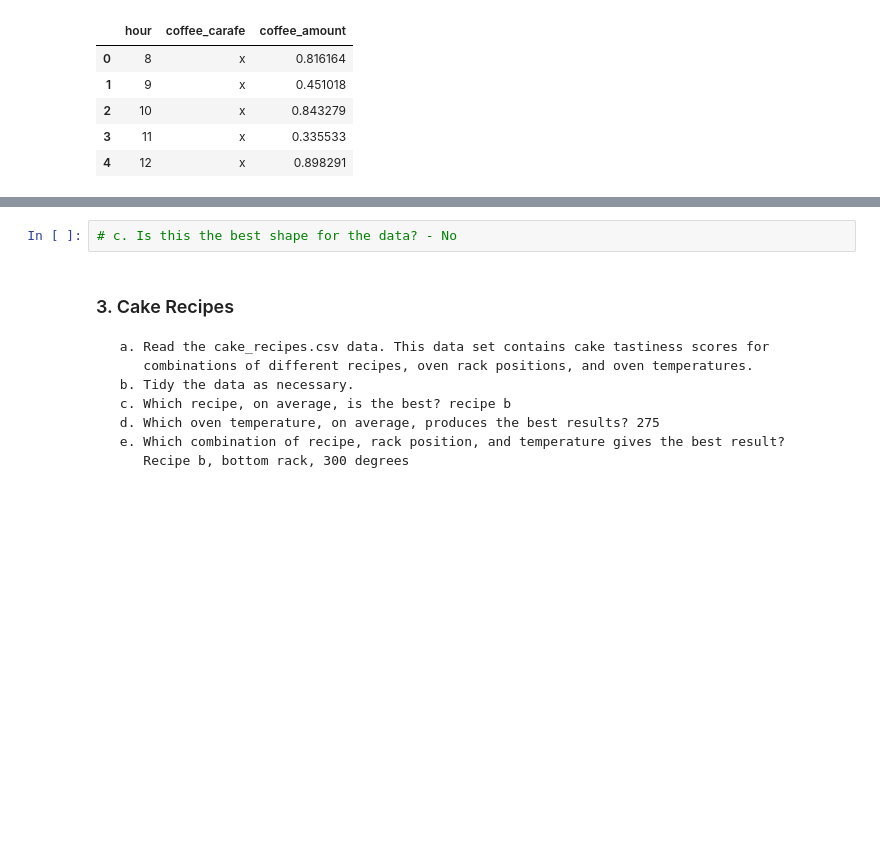
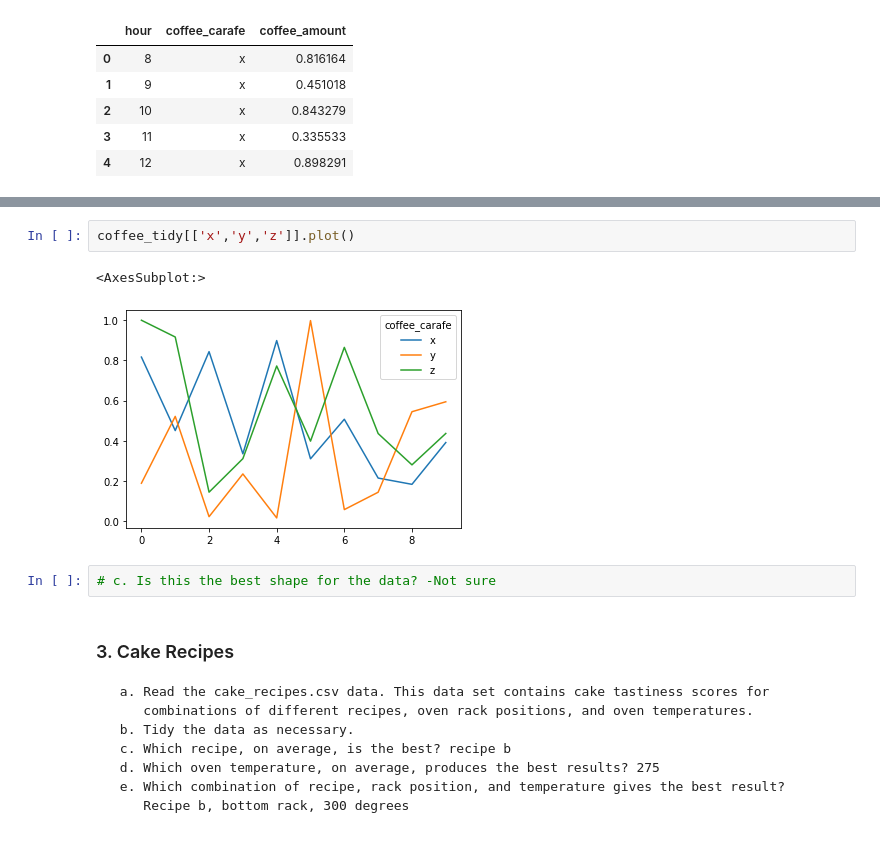
Before and after one commit to veronica-f-reyes/classification-exercises, a Jupyter notebook: tidy_data.ipynb, the cells around one changed output, grey strips where cells are left out. Drawn from its saved outputs; the diff is of its cells as text; blank space fills up the shorter version.

Commit message:
Adding to Tidy Data Exercises

```diff
--- a/tidy_data.ipynb
+++ b/tidy_data.ipynb
@@ -146,8 +155,13 @@ coffee_tidy
 | 7 | 15 | 0.215043 | 0.144644 | 0.436364 |
 | 8 | 16 | 0.183891 | 0.544676 | 0.280621 |
 | 9 | 17 | 0.391560 | 0.594126 | 0.436677 |
+# %%
+coffee_tidy[['x','y','z']].plot()
+# %% [output]
+<AxesSubplot:>
+[figure, added]
 # %%
-# c. Is this the best shape for the data? - No
+# c. Is this the best shape for the data? -Not sure
 # %% [markdown]
 ### 3. Cake Recipes
 
```
Also changed, not shown: parts of 15 cells of this notebook.
